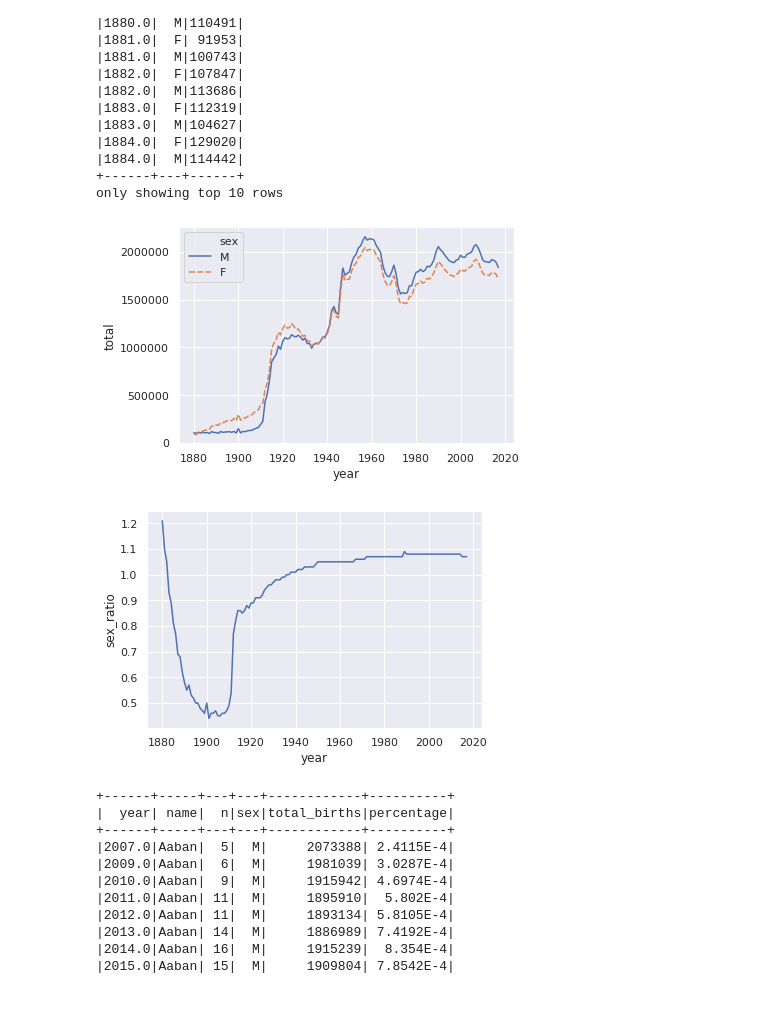
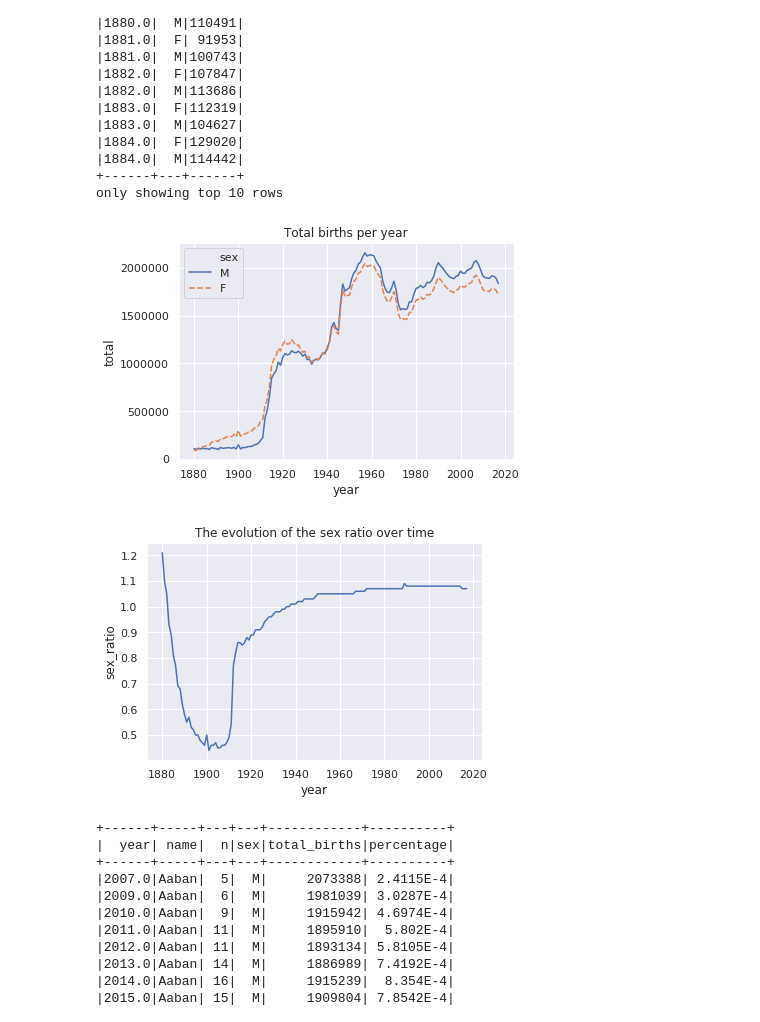
Before and after one commit to idardo97/big_data, a Jupyter notebook: homework02.ipynb, the cells around one changed output. Drawn from its saved outputs; the diff is of its cells as text; code cells hidden in the pictures.

```diff
--- a/homework02.ipynb
+++ b/homework02.ipynb
@@ -450,23 +447,22 @@ only showing top 10 rows
 # %%
 
 
 df_sex_total = df_sp.groupBy(col("year"), col("sex"))\
                 .agg(fn.sum(col("n")).alias("total"))
 
 df_sex_total_pd = df_sex_total.toPandas()
 
 sns.set()
 
 g = sns.lineplot(x = "year",
                  y = "total",
                  hue = "sex",
                  style = "sex",
-                 data = df_sex_total_pd)
+                 data = df_sex_total_pd).set_title("Total births per year")
 plt.show()
 # %% [output]
-[figure, old version]
+[figure, new version]
 # %%
-
 # TODO: plot sex ratio
 
 df_ratio = df_sex_total.groupby("year")\
@@ -480,10 +476,15 @@ df_ratio_pd = df_ratio.toPandas()
 sns.set()
 g = sns.lineplot(x = "year",
                  y = "sex_ratio",
-                 data = df_ratio_pd)
+                 data = df_ratio_pd).set_title("The evolution of the sex ratio over time")
 plt.show()
+
+# we have noticed that the names in our data all have at least 5 occurences.
+# we can speculate that this explains the wierd discrepancies in the the early years:
+# the names with n < 5 are not counted and if that skews towords a sex in particular it can skew the whole dataset,
+# especially for the early years where we have a smaller number of births
 # %% [output]
-[figure, old version]
+[figure, new version]
 # %%
 #percentage of newborns by name and year
 
```
Also changed, not shown: parts of 13 cells of this notebook.
